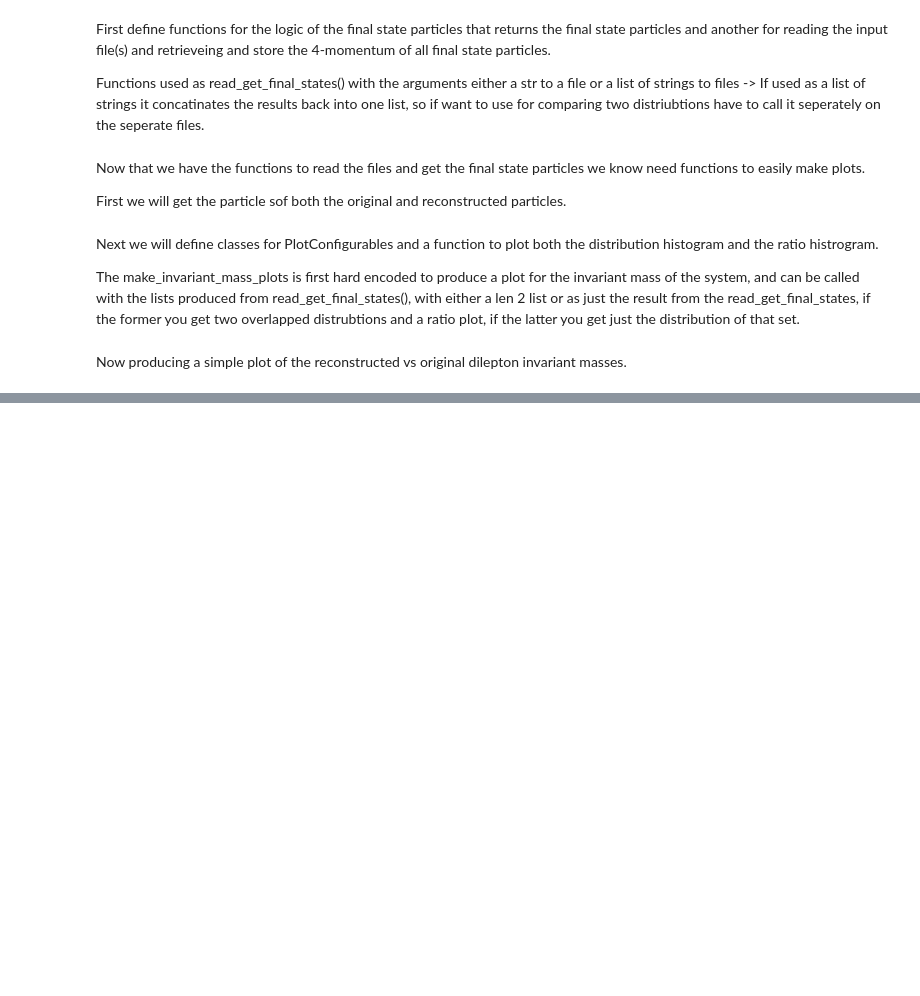
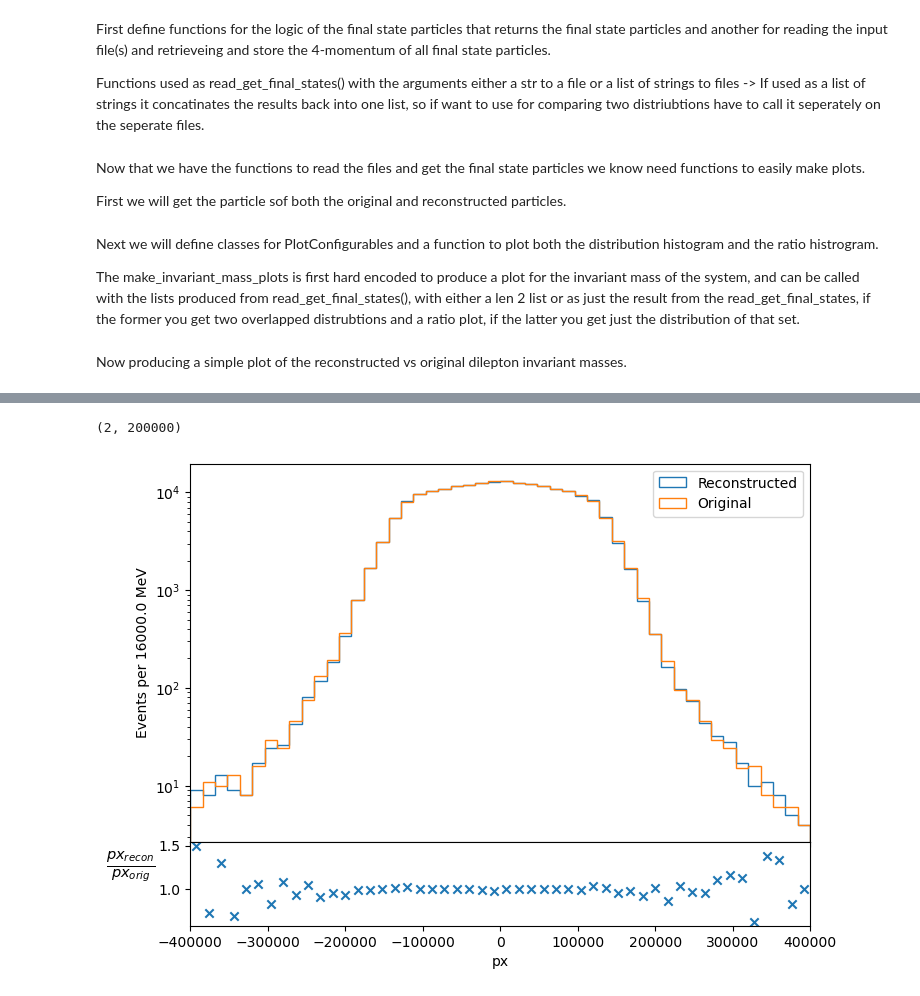
Before and after one commit to jackgoodsall/baler, a Jupyter notebook: HEPMCArea/Notebooks/final_state_plots.ipynb, the cells around one changed output, grey strips where cells are left out. Saved outputs shown, nothing was run; the diff lists cells and outputs as text; code cells hidden in the pictures; blank space fills up the shorter version.

```diff
--- a/HEPMCArea/Notebooks/final_state_plots.ipynb
+++ b/HEPMCArea/Notebooks/final_state_plots.ipynb
@@ -404,0 +404,11 @@ make_distribution_plots([reconstructed_particles, original_particles], calc_ener
+# %%
+energy_config = HistConfigurations(r"px",  r"Events ", "",
+                                           legend = True, range = (-400000, 400_000),
+                                           label = "Reconstructed", label_two = "Original",
+                                           bins = 50,
+                                           ratio_y_label = r"$\frac{px_{recon}}{px_{orig}}$")
+
+make_distribution_plots([reconstructed_particles, original_particles], calc_px, energy_config)
+# %% [output]
+(2, 200000)
+[figure, added]
```
Also changed, not shown: parts of 8 cells of this notebook, 4 other files.
